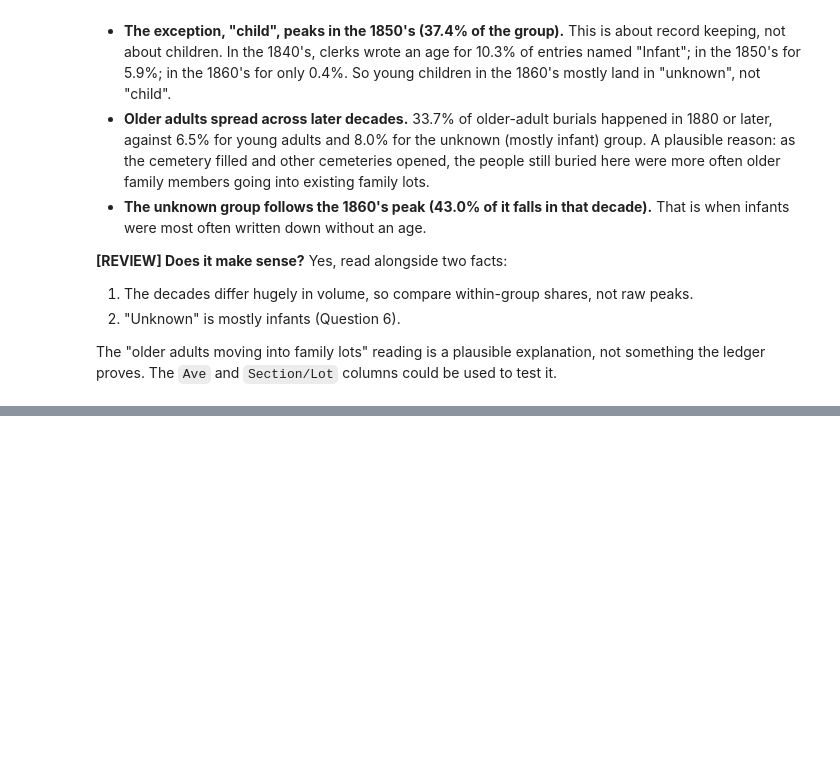
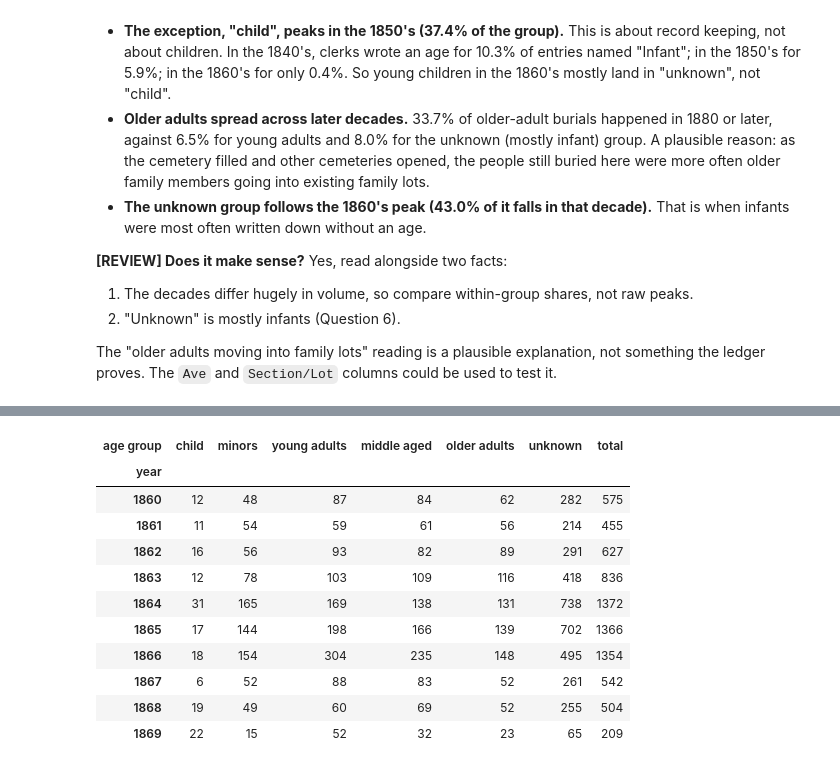
Before and after one commit to ryRyTheCoder/cause_of_death, a Jupyter notebook: submissions/juan_zavala/cemetery_analysis.ipynb, the cells around one changed output, grey strips where cells are left out. Cells and saved outputs as stored; diff of their text form; code cells hidden in the pictures; blank space fills up the shorter version.

```diff
--- a/submissions/juan_zavala/cemetery_analysis.ipynb
+++ b/submissions/juan_zavala/cemetery_analysis.ipynb
@@ -905,0 +910,43 @@ The "older adults moving into family lots" reading is a plausible explanation, n
+# %%
+s60 = df[df['_year'].between(1860, 1869)]
+pv = pd.crosstab(s60['_year'].astype(int), s60['age group']).reindex(columns=AGE_ORDER, fill_value=0)
+pv['total'] = pv.sum(axis=1)
+pv.index.name = 'year'
+pv.to_csv(RESULTS / 'age_group_1860s.csv')
+idx = (pv[AGE_ORDER].div(pv.loc[1860, AGE_ORDER]) * 100).round(0)
+peak = pv[AGE_ORDER].idxmax()
+for g in AGE_ORDER:
+    k = g.replace(' ', '_')
+    fact(f'q8_{k}_peak', int(peak[g]), str(int(peak[g])))
+    fact(f'q8_{k}_1860', int(pv.loc[1860, g]))
+    fact(f'q8_{k}_max', int(pv[g].max()))
+    fact(f'q8_{k}_x', f"{pv[g].max() / pv.loc[1860, g]:.1f}×")
+fact('q8_total_1860', int(pv.loc[1860, 'total']))
+fact('q8_total_1864', int(pv.loc[1864, 'total']))
+fact('q8_total_1869', int(pv.loc[1869, 'total']))
+fact('q8_unknown_1868', int(pv.loc[1868, 'unknown']))
+fact('q8_unknown_1869', int(pv.loc[1869, 'unknown']))
+fact('q8_child_1868', int(pv.loc[1868, 'child']))
+fact('q8_child_1869', int(pv.loc[1869, 'child']))
+cause60 = df['Cause of Death Updated']
+def cause_share(year, group, cause):
+    m = (df['_year'] == year) & (df['age group'] == group)
+    return (cause60[m] == cause).mean()
+fact('q8_ya_cholera_1866', pct(cause_share(1866, 'young adults', 'Cholera'), 0))
+fact('q8_ma_cholera_1866', pct(cause_share(1866, 'middle aged', 'Cholera'), 0))
+fact('q8_unk_measles_1864', pct(cause_share(1864, 'unknown', 'Measles'), 0))
+fact('q8_child_measles_1864', pct(cause_share(1864, 'child', 'Measles'), 0))
+pv
+# %% [output]
+| age group | child | minors | young adults | middle aged | older adults | unknown | total |
+| year |  |  |  |  |  |  |  |
+| 1860 | 12 | 48 | 87 | 84 | 62 | 282 | 575 |
+| 1861 | 11 | 54 | 59 | 61 | 56 | 214 | 455 |
+| 1862 | 16 | 56 | 93 | 82 | 89 | 291 | 627 |
+| 1863 | 12 | 78 | 103 | 109 | 116 | 418 | 836 |
+| 1864 | 31 | 165 | 169 | 138 | 131 | 738 | 1372 |
+| 1865 | 17 | 144 | 198 | 166 | 139 | 702 | 1366 |
+| 1866 | 18 | 154 | 304 | 235 | 148 | 495 | 1354 |
+| 1867 | 6 | 52 | 88 | 83 | 52 | 261 | 542 |
+| 1868 | 19 | 49 | 60 | 69 | 52 | 255 | 504 |
+| 1869 | 22 | 15 | 52 | 32 | 23 | 65 | 209 |
```
Also changed, not shown: parts of 5 cells of this notebook, 3 other files.
